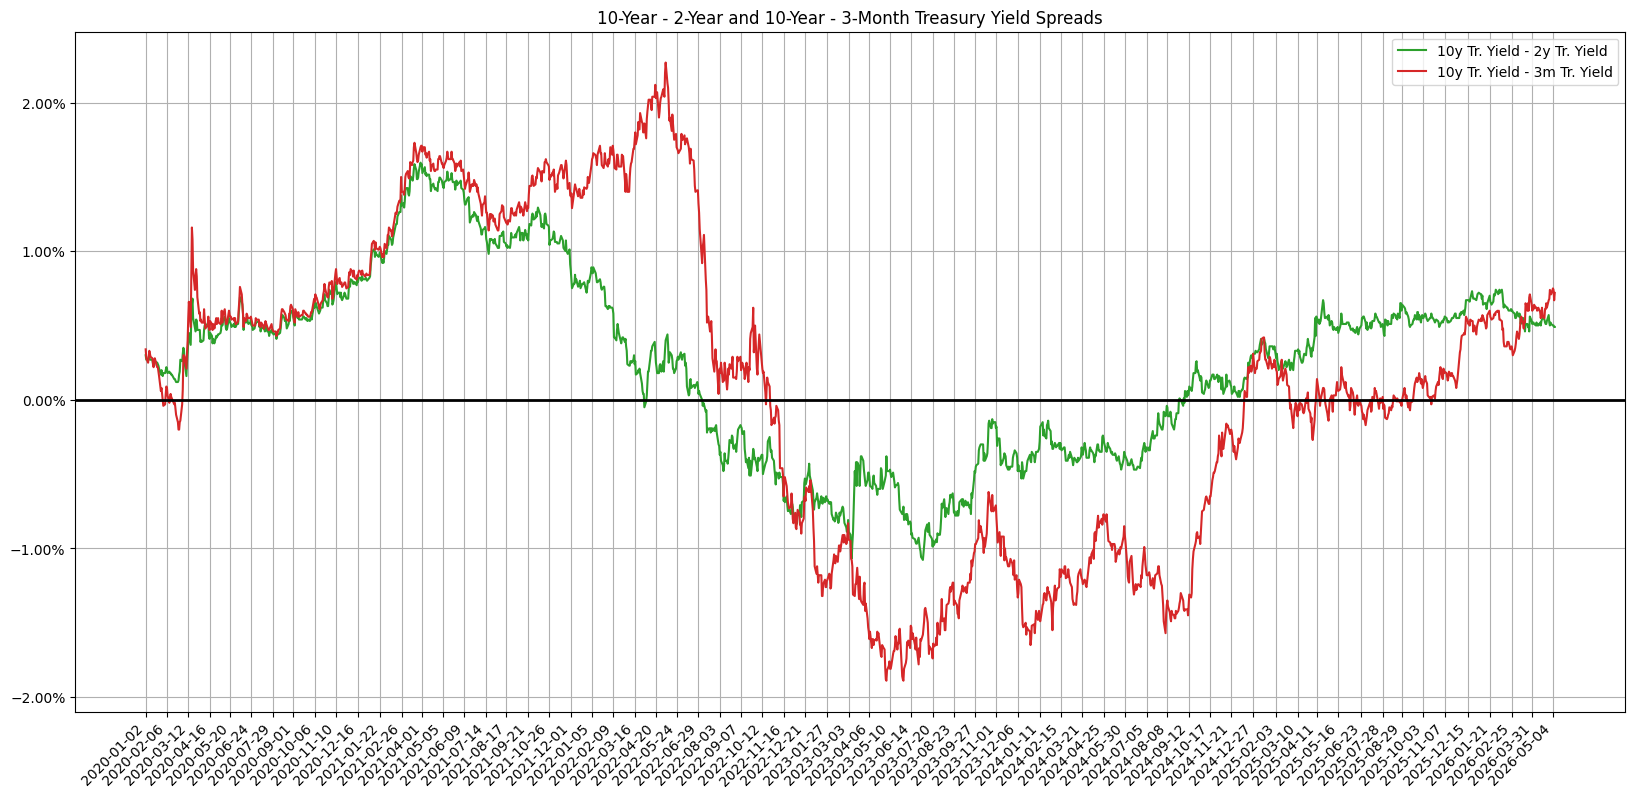
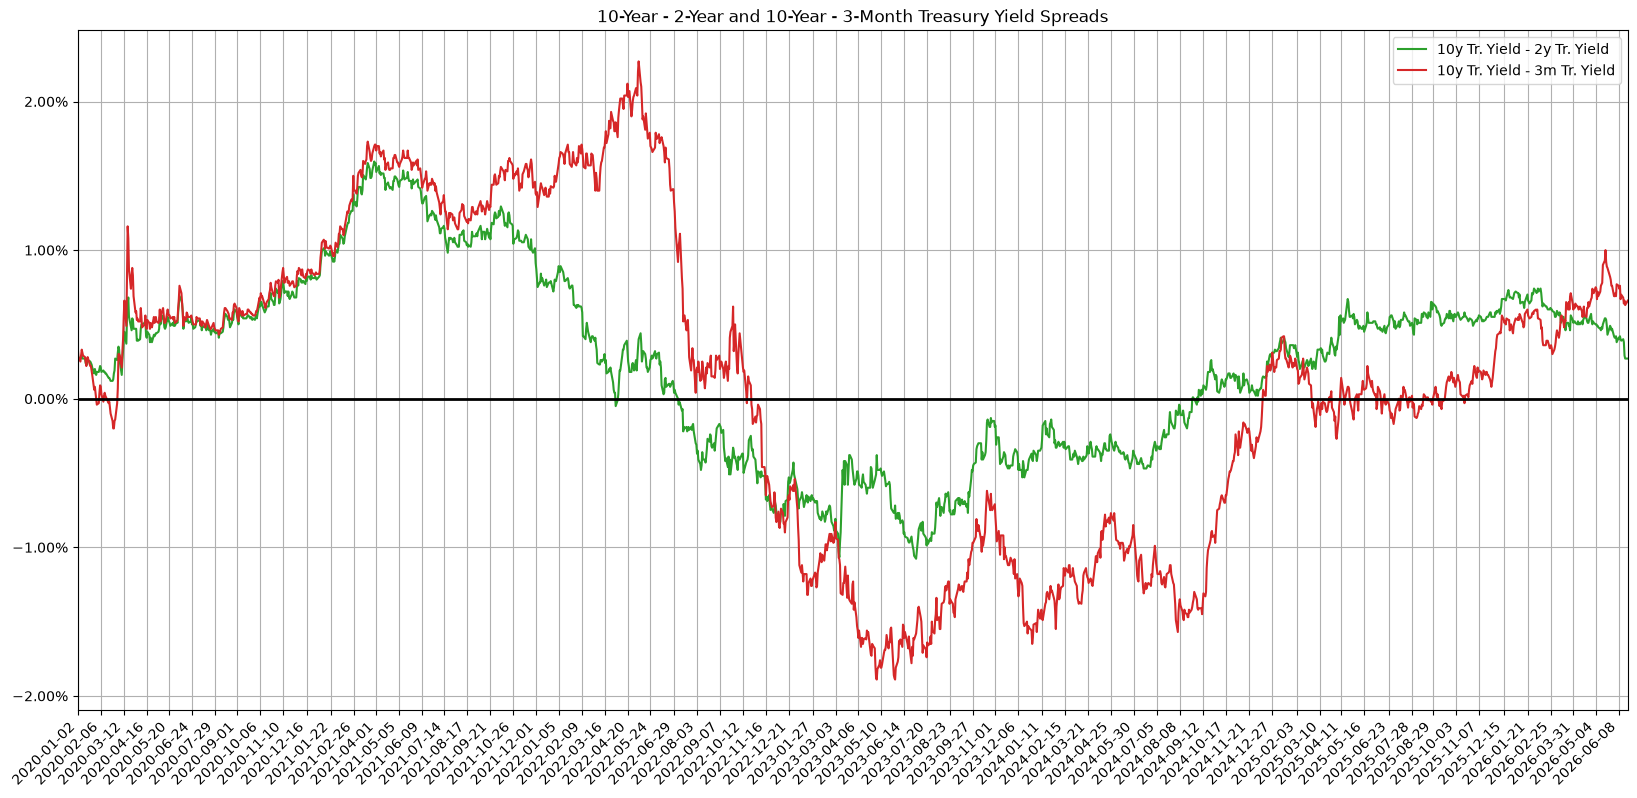
Code edit (unified diff) that turned the first committed figure into the second:
--- before
+++ after
@@ -3,3 +3,4 @@
                xticks=data.index[::24], xlabel='', rot=45)
 ax.axhline(y=0, lw=2, c='k')
+ax.margins(x=0)
 ax.yaxis.set_major_formatter(mtick.PercentFormatter(1))

Commit: Adjusted to work with pandas 3.x